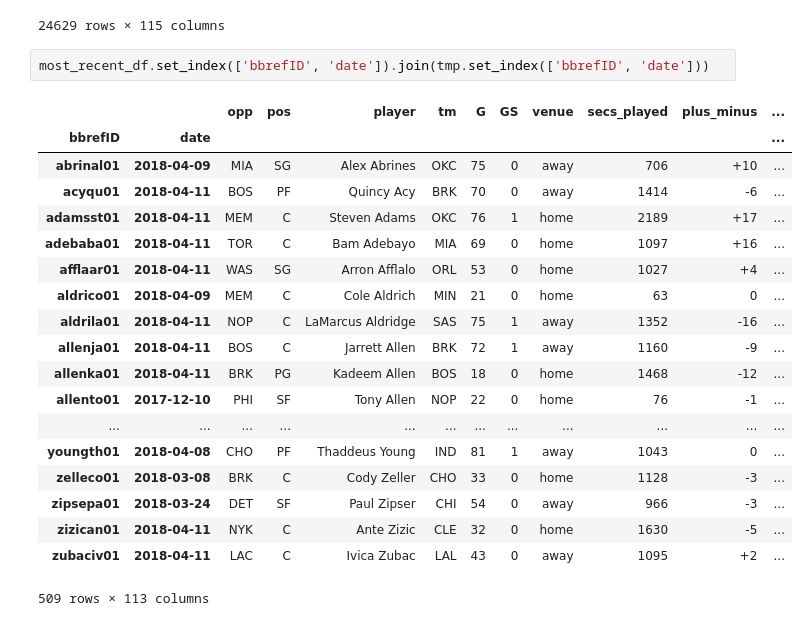
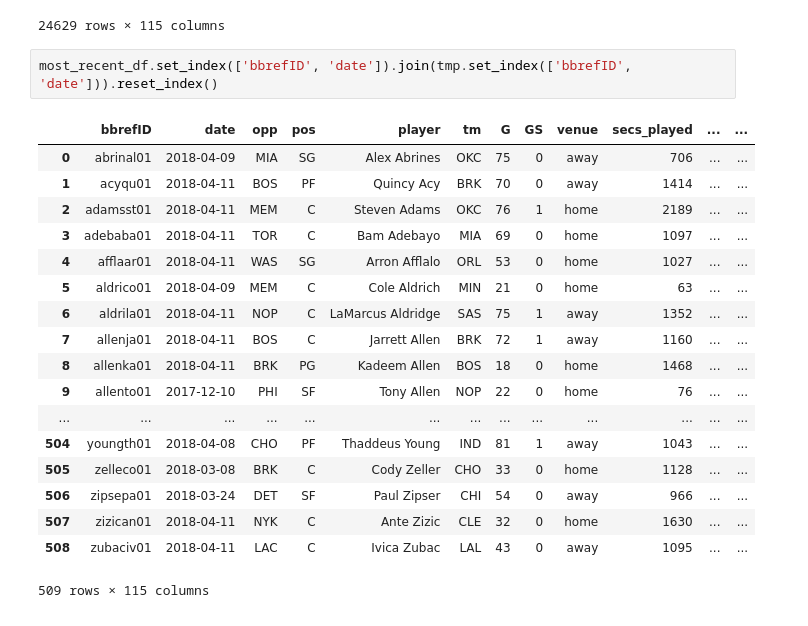
Before and after one commit to meirelon/nba-optimize, a Jupyter notebook: training/build_training_dev.ipynb, the cells around one changed output. Drawn from its saved outputs; the diff is of its cells as text.

```diff
--- a/training/build_training_dev.ipynb
+++ b/training/build_training_dev.ipynb
@@ -68,24 +68,23 @@ tmp
 | 24628 | 2018-04-11 | WAS | SG | rosste01 | Terrence Ross | ORL | 24 | 0 | home | 864 | ... | ... |
 24629 rows × 115 columns
 # %%
-most_recent_df.set_index(['bbrefID', 'date']).join(tmp.set_index(['bbrefID', 'date']))
+most_recent_df.set_index(['bbrefID', 'date']).join(tmp.set_index(['bbrefID', 'date'])).reset_index()
 # %% [output]
-|  |  | opp | pos | player | tm | G | GS | venue | secs_played | plus_minus | ... |
-| bbrefID | date |  |  |  |  |  |  |  |  |  | ... |
-| abrinal01 | 2018-04-09 | MIA | SG | Alex Abrines | OKC | 75 | 0 | away | 706 | +10 | ... |
-| acyqu01 | 2018-04-11 | BOS | PF | Quincy Acy | BRK | 70 | 0 | away | 1414 | -6 | ... |
-| adamsst01 | 2018-04-11 | MEM | C | Steven Adams | OKC | 76 | 1 | home | 2189 | +17 | ... |
-| adebaba01 | 2018-04-11 | TOR | C | Bam Adebayo | MIA | 69 | 0 | home | 1097 | +16 | ... |
-| afflaar01 | 2018-04-11 | WAS | SG | Arron Afflalo | ORL | 53 | 0 | home | 1027 | +4 | ... |
-| aldrico01 | 2018-04-09 | MEM | C | Cole Aldrich | MIN | 21 | 0 | home | 63 | 0 | ... |
-| aldrila01 | 2018-04-11 | NOP | C | LaMarcus Aldridge | SAS | 75 | 1 | away | 1352 | -16 | ... |
-| allenja01 | 2018-04-11 | BOS | C | Jarrett Allen | BRK | 72 | 1 | away | 1160 | -9 | ... |
-| allenka01 | 2018-04-11 | BRK | PG | Kadeem Allen | BOS | 18 | 0 | home | 1468 | -12 | ... |
-| allento01 | 2017-12-10 | PHI | SF | Tony Allen | NOP | 22 | 0 | home | 76 | -1 | ... |
-| ... | ... | ... | ... | ... | ... | ... | ... | ... | ... | ... | ... |
-| youngth01 | 2018-04-08 | CHO | PF | Thaddeus Young | IND | 81 | 1 | away | 1043 | 0 | ... |
-| zelleco01 | 2018-03-08 | BRK | C | Cody Zeller | CHO | 33 | 0 | home | 1128 | -3 | ... |
-| zipsepa01 | 2018-03-24 | DET | SF | Paul Zipser | CHI | 54 | 0 | away | 966 | -3 | ... |
-| zizican01 | 2018-04-11 | NYK | C | Ante Zizic | CLE | 32 | 0 | home | 1630 | -5 | ... |
-| zubaciv01 | 2018-04-11 | LAC | C | Ivica Zubac | LAL | 43 | 0 | away | 1095 | +2 | ... |
+|  | bbrefID | date | opp | pos | player | tm | G | GS | venue | secs_played | ... | ... |
+| 0 | abrinal01 | 2018-04-09 | MIA | SG | Alex Abrines | OKC | 75 | 0 | away | 706 | ... | ... |
+| 1 | acyqu01 | 2018-04-11 | BOS | PF | Quincy Acy | BRK | 70 | 0 | away | 1414 | ... | ... |
+| 2 | adamsst01 | 2018-04-11 | MEM | C | Steven Adams | OKC | 76 | 1 | home | 2189 | ... | ... |
+| 3 | adebaba01 | 2018-04-11 | TOR | C | Bam Adebayo | MIA | 69 | 0 | home | 1097 | ... | ... |
+| 4 | afflaar01 | 2018-04-11 | WAS | SG | Arron Afflalo | ORL | 53 | 0 | home | 1027 | ... | ... |
+| 5 | aldrico01 | 2018-04-09 | MEM | C | Cole Aldrich | MIN | 21 | 0 | home | 63 | ... | ... |
+| 6 | aldrila01 | 2018-04-11 | NOP | C | LaMarcus Aldridge | SAS | 75 | 1 | away | 1352 | ... | ... |
+| 7 | allenja01 | 2018-04-11 | BOS | C | Jarrett Allen | BRK | 72 | 1 | away | 1160 | ... | ... |
+| 8 | allenka01 | 2018-04-11 | BRK | PG | Kadeem Allen | BOS | 18 | 0 | home | 1468 | ... | ... |
+| 9 | allento01 | 2017-12-10 | PHI | SF | Tony Allen | NOP | 22 | 0 | home | 76 | ... | ... |
+| ... | ... | ... | ... | ... | ... | ... | ... | ... | ... | ... | ... | ... |
+| 504 | youngth01 | 2018-04-08 | CHO | PF | Thaddeus Young | IND | 81 | 1 | away | 1043 | ... | ... |
+| 505 | zelleco01 | 2018-03-08 | BRK | C | Cody Zeller | CHO | 33 | 0 | home | 1128 | ... | ... |
+| 506 | zipsepa01 | 2018-03-24 | DET | SF | Paul Zipser | CHI | 54 | 0 | away | 966 | ... | ... |
+| 507 | zizican01 | 2018-04-11 | NYK | C | Ante Zizic | CLE | 32 | 0 | home | 1630 | ... | ... |
+| 508 | zubaciv01 | 2018-04-11 | LAC | C | Ivica Zubac | LAL | 43 | 0 | away | 1095 | ... | ... |
-509 rows × 113 columns
+509 rows × 115 columns
```
Also changed, not shown: 1 other file.
